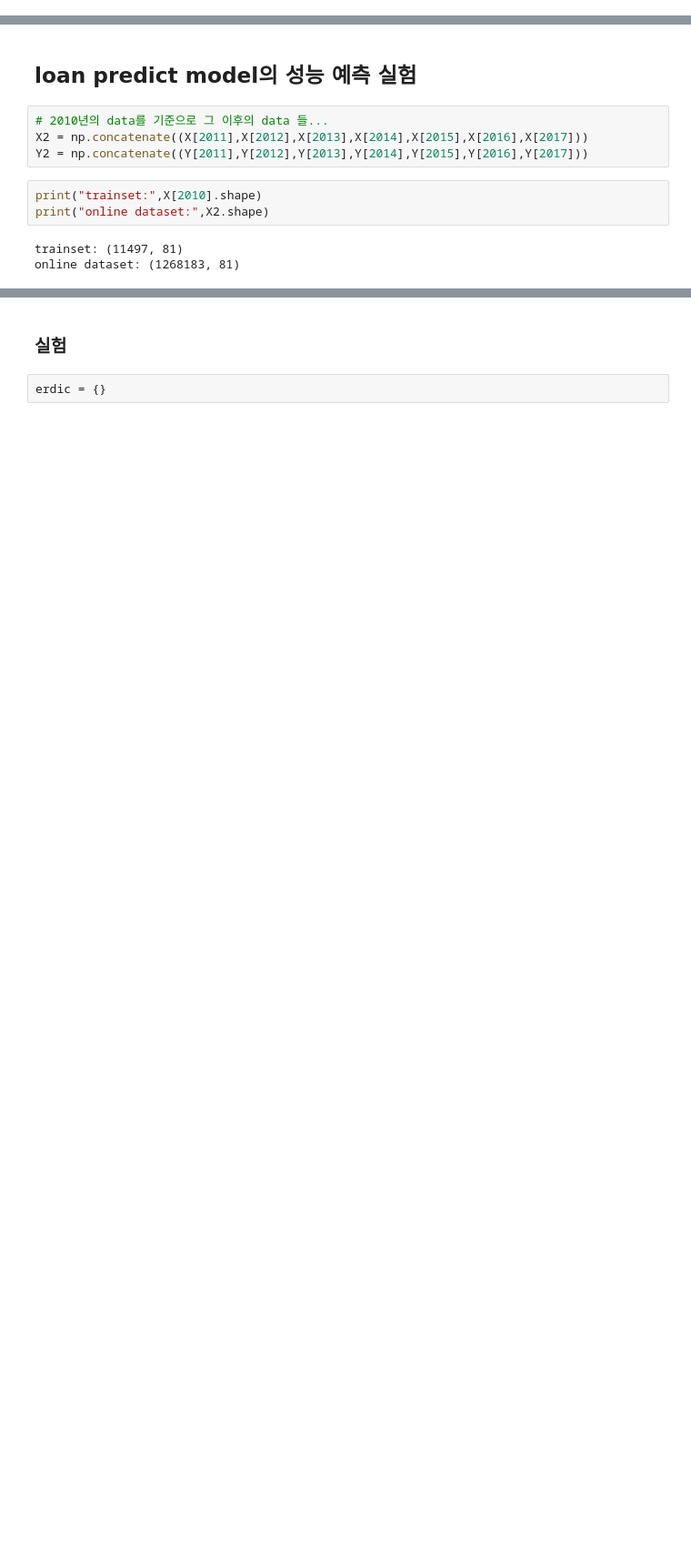
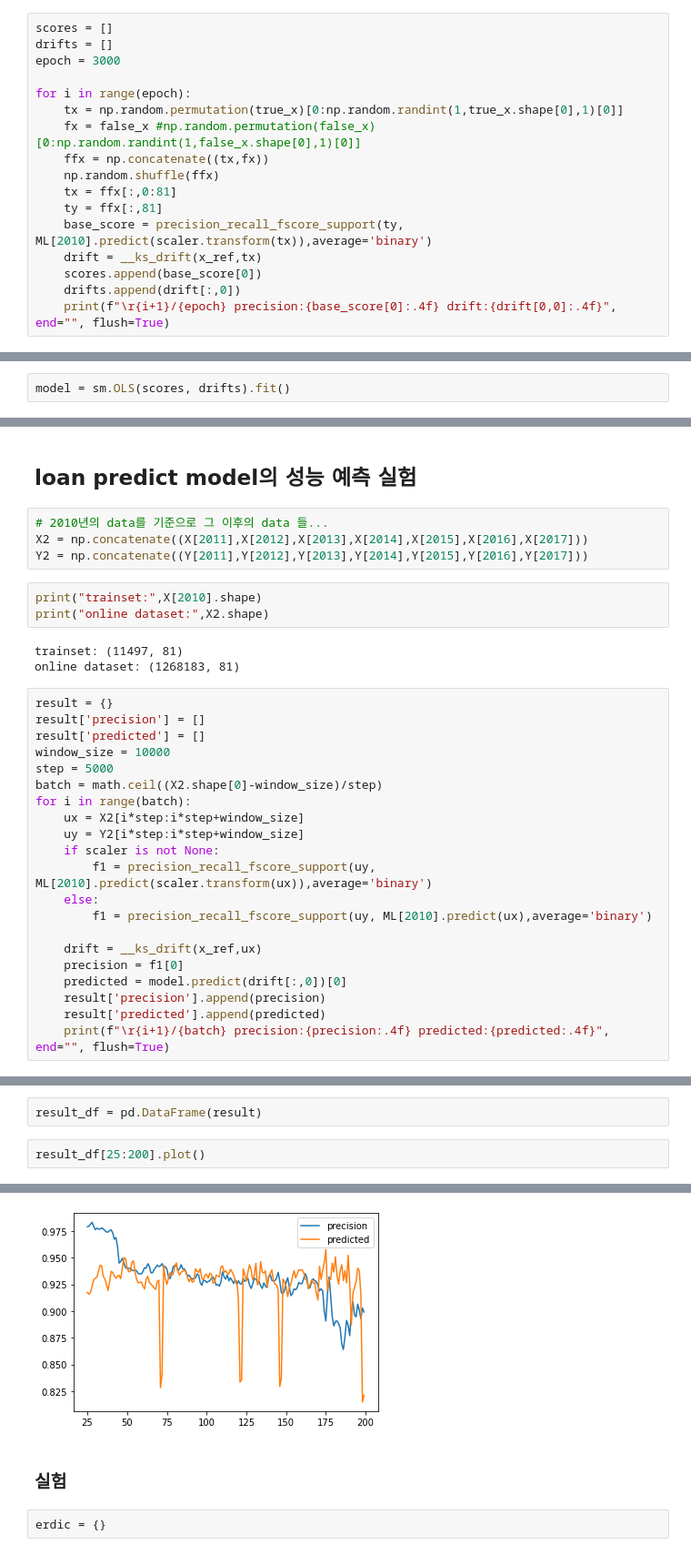
Before and after one commit to dolmani38/drift, a Jupyter notebook: Concept drift에 의한 모델의 성능 추정 방법_1108.ipynb, the cells around one changed output, grey strips where cells are left out. Shown at 91% size. Saved outputs shown, nothing was run; the diff lists cells and outputs as text; blank space fills up the shorter version.

```diff
--- a/Concept drift에 의한 모델의 성능 추정 방법_1108.ipynb
+++ b/Concept drift에 의한 모델의 성능 추정 방법_1108.ipynb
@@ -1113,0 +1150,17 @@ false_x.shape
+# %%
+scores = []
+drifts = []
+epoch = 3000
+
+for i in range(epoch):
+    tx = np.random.permutation(true_x)[0:np.random.randint(1,true_x.shape[0],1)[0]]
+    fx = false_x #np.random.permutation(false_x)[0:np.random.randint(1,false_x.shape[0],1)[0]]
+    ffx = np.concatenate((tx,fx))
+    np.random.shuffle(ffx)
+    tx = ffx[:,0:81]
+    ty = ffx[:,81]
+    base_score = precision_recall_fscore_support(ty, ML[2010].predict(scaler.transform(tx)),average='binary')
+    drift = __ks_drift(x_ref,tx)
+    scores.append(base_score[0])
+    drifts.append(drift[:,0])
+    print(f"\r{i+1}/{epoch} precision:{base_score[0]:.4f} drift:{drift[0,0]:.4f}", end="", flush=True)
@@ -1113,0 +1169,2 @@ false_x.shape
+# %%
+model = sm.OLS(scores, drifts).fit()
@@ -1123,3 +1200,24 @@ print("online dataset:",X2.shape)
 # %% [output]
 trainset: (11497, 81)
 online dataset: (1268183, 81)
+# %%
+result = {}
+result['precision'] = []
+result['predicted'] = []
+window_size = 10000
+step = 5000
+batch = math.ceil((X2.shape[0]-window_size)/step)
+for i in range(batch):
+    ux = X2[i*step:i*step+window_size]
+    uy = Y2[i*step:i*step+window_size]
+    if scaler is not None:
+        f1 = precision_recall_fscore_support(uy, ML[2010].predict(scaler.transform(ux)),average='binary')
+    else:
+        f1 = precision_recall_fscore_support(uy, ML[2010].predict(ux),average='binary')
+
+    drift = __ks_drift(x_ref,ux)
+    precision = f1[0]
+    predicted = model.predict(drift[:,0])[0]
+    result['precision'].append(precision)
+    result['predicted'].append(predicted)
+    print(f"\r{i+1}/{batch} precision:{precision:.4f} predicted:{predicted:.4f}", end="", flush=True)
@@ -1125,0 +1226,5 @@ online dataset: (1268183, 81)
+# %%
+result_df = pd.DataFrame(result)
+# %%
+result_df[25:200].plot()
+# %% [output]
@@ -1126,3 +1232,4 @@ online dataset: (1268183, 81)
+[figure, added]
 # %% [markdown]
 ### 실험
 # %%
```
Also changed, not shown: parts of 8 cells of this notebook.
